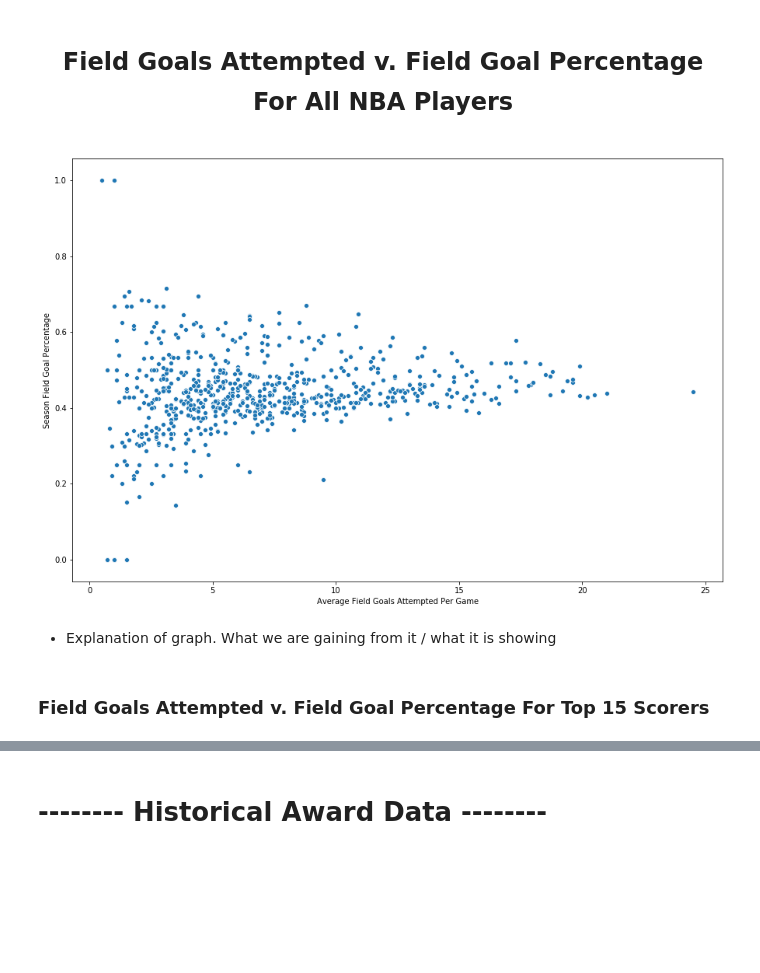
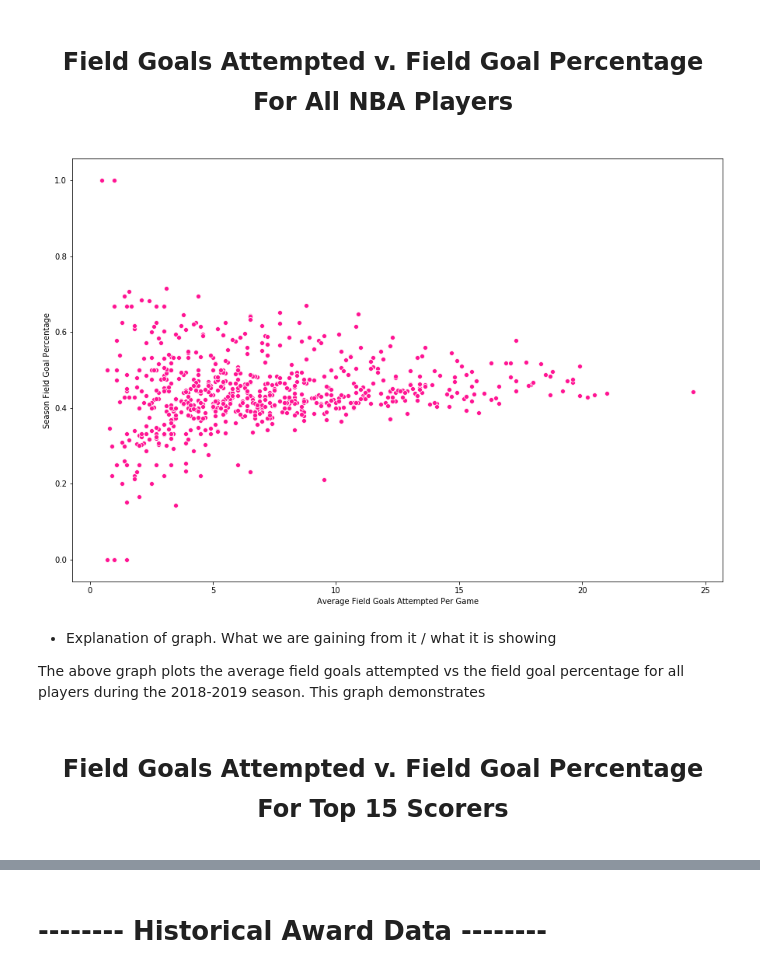
Before and after one commit to Ajnbro/nba320.github.io, a Jupyter notebook: Final Project Notebook.ipynb, the cells around one changed output, grey strips where cells are left out. Drawn from its saved outputs; the diff is of its cells as text; code cells hidden in the pictures; blank space fills up the shorter version.

Commit message:
Graph stuff

```diff
--- a/Final Project Notebook.ipynb
+++ b/Final Project Notebook.ipynb
@@ -198,20 +204,23 @@ LOOK TO SEE IF ANY OF THE PAST MVPS WERE NOT IN THE TOP 15 SCORERS SO WE CAN SAY
 </center>
 # %%
 plt.figure(figsize=(15, 10))
-ax = sns.scatterplot(x = 'FGA', y = 'FG%', data = nba_stats)
+# Create a scatterplot of the average field goals attempted vs field goal percentage for all players
+ax = sns.scatterplot(x = 'FGA', y = 'FG%', data = nba_stats, color='deeppink')
 
+# Set up axis
 ax.set_xlabel('Average Field Goals Attempted Per Game')
 ax.set_ylabel('Season Field Goal Percentage')
 
 plt.show()
-# Graphing Minutes Played against Points Per Game. The Hue of the
-# graph indicates the numner of Field Goals Attempted by each player
-# in the graph.
 # %% [output]
-[figure, old version]
+[figure, new version]
 # %% [markdown]
 - Explanation of graph. What we are gaining from it / what it is showing
+
+The above graph plots the average field goals attempted vs the field goal percentage for all players during the 2018-2019 season. This graph demonstrates
 # %% [markdown]
-### **Field Goals Attempted v. Field Goal Percentage For Top 15 Scorers**
+<center>
+<h1 style="font-size:24px">Field Goals Attempted v. Field Goal Percentage For Top 15 Scorers</h1>
+</center>
 # %%
 plt.figure(figsize=(15, 10))
```
Also changed, not shown: parts of 37 cells of this notebook.
